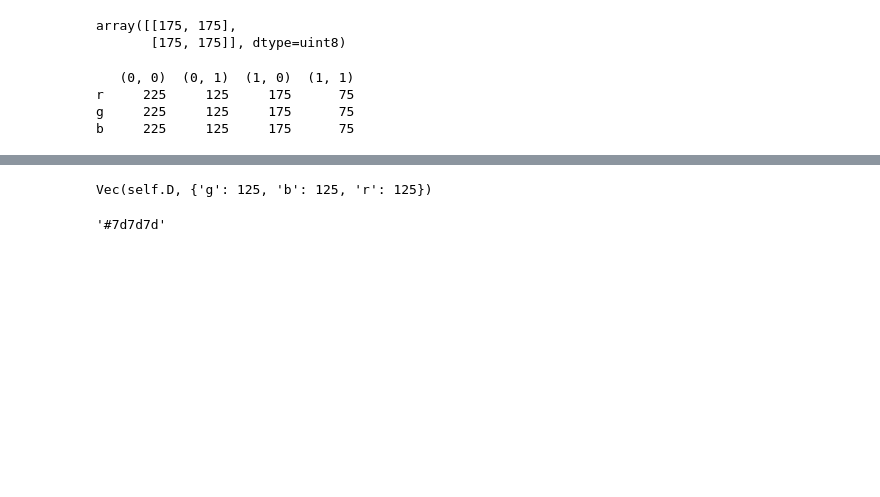
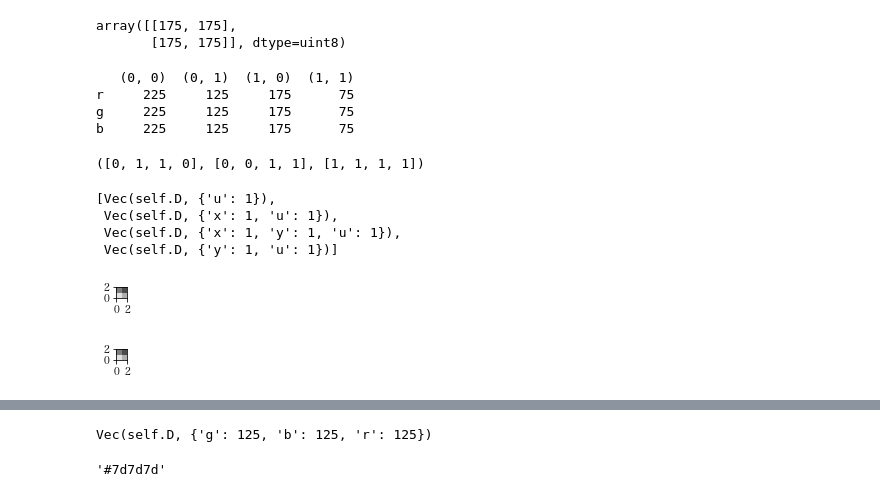
Before and after one commit to banbiossa/coding-the-matrix, a Jupyter notebook: notebooks/0.4_matrix.ipynb, the cells around one changed output, grey strips where cells are left out. Cells and saved outputs as stored; diff of their text form; code cells hidden in the pictures; blank space fills up the shorter version.

```diff
--- a/notebooks/0.4_matrix.ipynb
+++ b/notebooks/0.4_matrix.ipynb
@@ -128,3 +160,52 @@ print(colors)
 r     225     125     175      75
 g     225     125     175      75
 b     225     125     175      75
+# %%
+color_dict = mat2coldict(colors)
+location_dict = mat2coldict(locations)
+# %%
+for top_left_point in sorted(color_dict):
+    # color
+    color = color_dict[top_left_point]
+    hex_color = rgb_to_hex(color)
+
+    # 4 points
+    corner_index = four_corners(*top_left_point)
+    corners = [location_dict[corner] for corner in corner_index]
+    x, y, u = corners_to_list(corners)
+    break
+# %%
+x, y, u
+# %% [output]
+([0, 1, 1, 0], [0, 0, 1, 1], [1, 1, 1, 1])
+# %%
+corners
+# %% [output]
+[Vec(self.D, {'u': 1}),
+ Vec(self.D, {'x': 1, 'u': 1}),
+ Vec(self.D, {'x': 1, 'y': 1, 'u': 1}),
+ Vec(self.D, {'y': 1, 'u': 1})]
+# %%
+color_dict = mat2coldict(colors)
+location_dict = mat2coldict(locations)
+
+fig, ax = plt.subplots(figsize=(.2, .2))
+plt.tight_layout(pad=0)
+plt.margins(x=0, y=0)
+# ax.set_aspect('equal')
+for top_left_point in sorted(color_dict):
+    # color
+    color = color_dict[top_left_point]
+    hex_color = rgb_to_hex(color)
+
+    # 4 points
+    corner_index = four_corners(*top_left_point)
+    corners = [location_dict[corner] for corner in corner_index]
+    x, y, u = corners_to_list(corners)
+    ax.fill(x, y, color=hex_color)
+# %% [output]
+[figure, added]
+# %%
+fig
+# %% [output]
+[figure, added]
```
Also changed, not shown: parts of 29 cells of this notebook, 3 other files.
